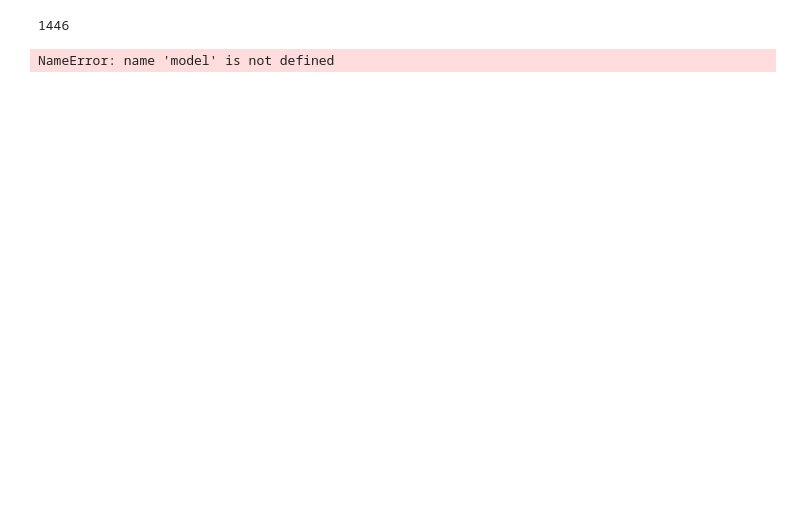
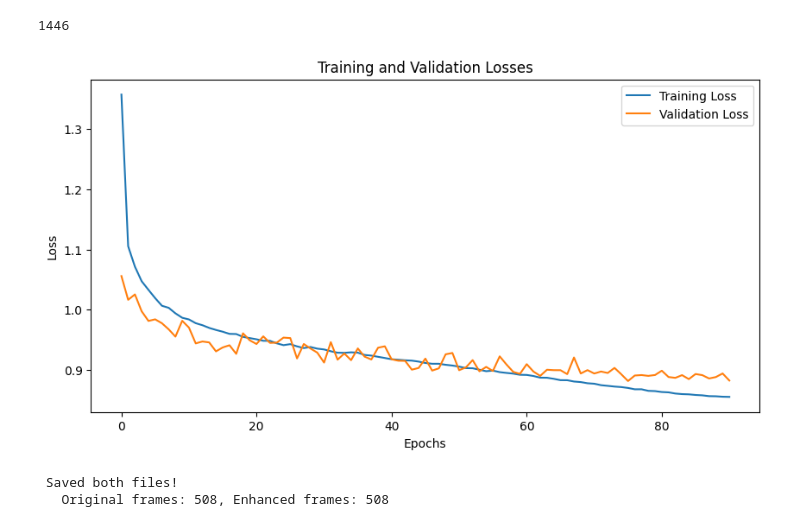
Before and after one commit to Unmasked-Ninjas/heraldfypdenoizer, a Jupyter notebook: fyp_denoizer.ipynb, the cells around one changed output. Drawn from its saved outputs; the diff is of its cells as text; code cells hidden in the pictures; blank space fills up the shorter version.

```diff
--- a/fyp_denoizer.ipynb
+++ b/fyp_denoizer.ipynb
@@ -400,3 +442,37 @@ scheduler = torch.optim.lr_scheduler.CosineAnnealingLR(
+# %%
+def mr_stft_loss(enhanced, clean):
+    # enhanced and clean are log-magnitude spectrograms (batch, 1, freq, time)
+    # Convert back to linear magnitude
+    enhanced_lin = torch.exp(enhanced) - EPSILON
+    clean_lin    = torch.exp(clean)    - EPSILON
+
+    # Spectral convergence loss
+    sc_loss = torch.norm(clean_lin - enhanced_lin, p='fro') / (torch.norm(clean_lin, p='fro') + EPSILON)
+
+    # Log magnitude L1
+    log_loss = F.l1_loss(enhanced, clean)
+
+    # Linear magnitude L1
+    lin_loss = F.l1_loss(enhanced_lin, clean_lin)
+
+    return sc_loss + log_loss + lin_loss
+
+
+def combined_loss(enhanced, clean, lambda_mr=0.5):
+    l1   = F.l1_loss(enhanced, clean)
+    mr   = mr_stft_loss(enhanced, clean)
+    return l1 + lambda_mr * mr
+
+
+criterion = combined_loss
+
+optimizer = torch.optim.Adam(model.parameters(), lr=1e-3, weight_decay=1e-4)
+
+scheduler = torch.optim.lr_scheduler.CosineAnnealingLR(
+    optimizer,
+    T_max=100,
+    eta_min=1e-6
+)
 # %%
 noisy_batch, clean_batch = next(iter(train_loader))
 
@@ -500,12 +595,31 @@ Epoch [11/100] — Avg Loss: 0.5457 — LR: 0.000965
 len(train_loader)
 # %% [output]
 1446
+# %%
+
+plt.figure(figsize=(10, 5))
+plt.plot(train_losses, label='Training Loss')
+plt.plot(val_losses, label='Validation Loss')
+plt.title('Training and Validation Losses')
+plt.xlabel('Epochs')
+plt.ylabel('Loss')
+plt.legend()
+plt.show()
+# %% [output]
+[figure, added]
 # %%
 import soundfile as sf
 
+TARGET_FRAMES = 256
+
+# Load the best model for evaluation
+CHECKPOINT_PATH = "best_checkpoint.pth"
+model.load_state_dict(torch.load(CHECKPOINT_PATH)['model_state_dict'])
+
+
 # Load a test file
 test_noisy, _ = lib.load(
-    os.path.join(noisy_test_set, os.listdir(noisy_test_set)[14]),
+    r'C:\Users\dell\Downloads\FYP DENOIZER\input.wav',
     sr=16000, mono=True
 )
 
@@ -540,8 +654,9 @@ reconstructed = compute_istft(mag, full_phase)
 
 # Save both files
 sf.write("noisy_original.wav", test_noisy, 16000)
-sf.write("enhanced_output.wav", reconstructed, 16000)
+sf.write("enhanced_output sachetan.wav", reconstructed, 16000)
 print(f" Saved both files!")
 print(f"   Original frames: {original_frames}, Enhanced frames: {enhanced_mag.shape[1]}")
 # %% [output]
-NameError: name 'model' is not defined
+ Saved both files!
+   Original frames: 508, Enhanced frames: 508
```
Also changed, not shown: parts of 16 cells of this notebook, 7 other files.
